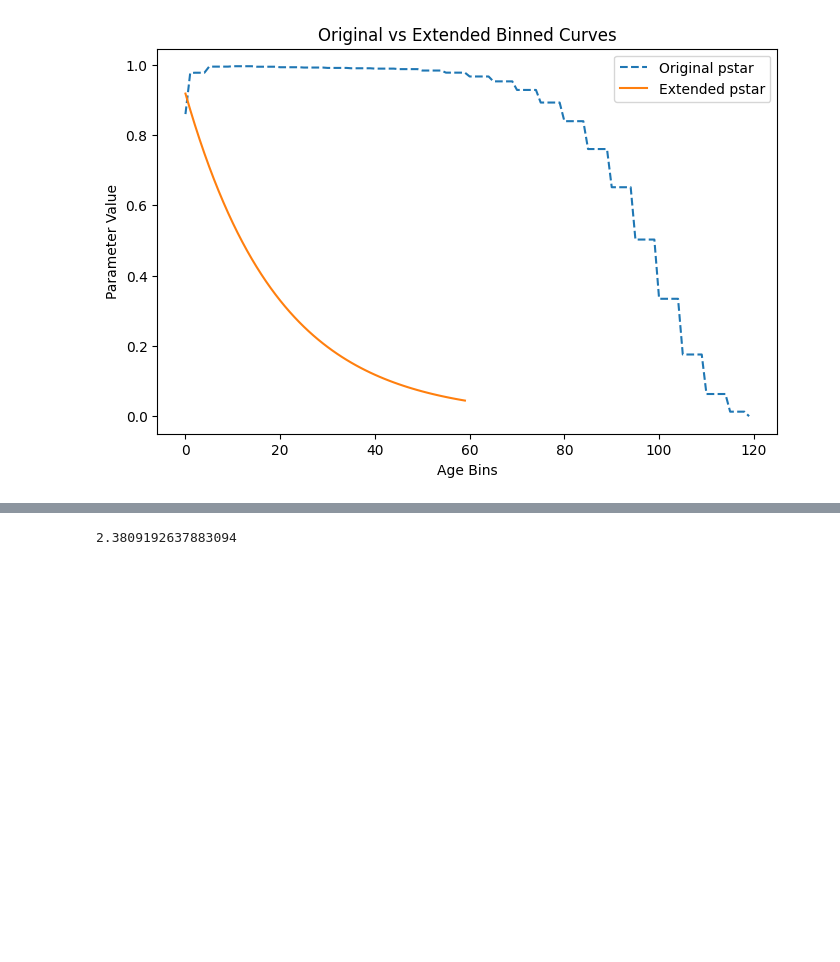
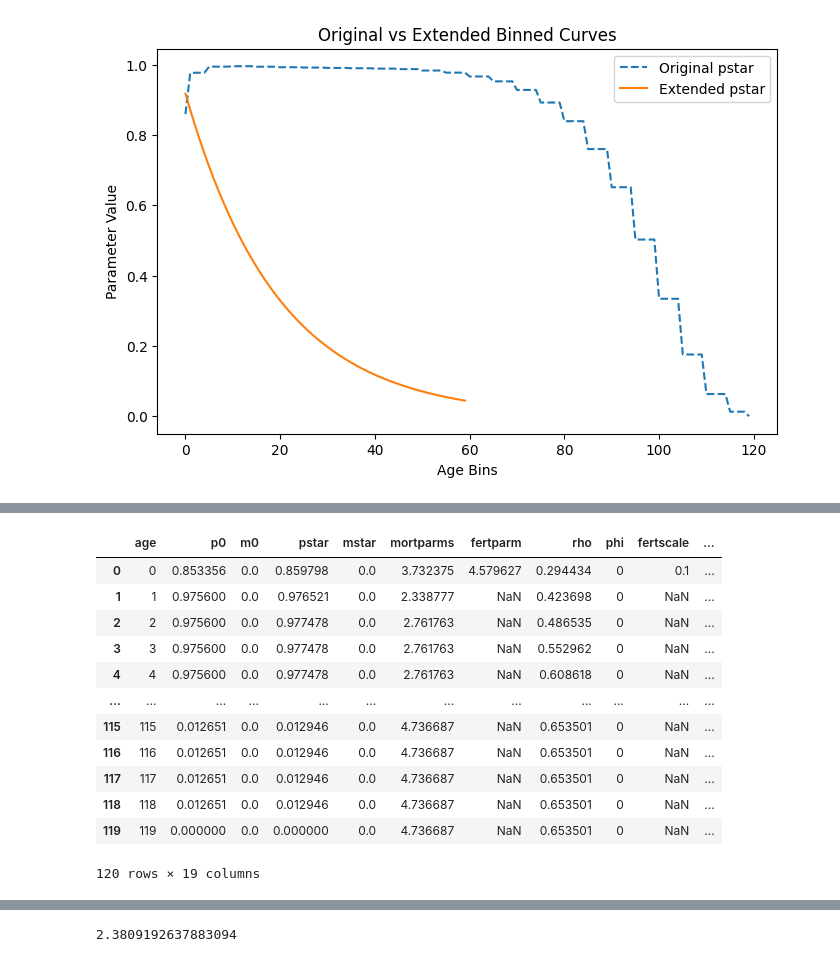
Before and after one commit to yutongliang723/CSH_ABM_2024, a Jupyter notebook: test.ipynb, the cells around one changed output, grey strips where cells are left out. Cells and saved outputs as stored; diff of their text form; code cells hidden in the pictures; blank space fills up the shorter version.

```diff
--- a/test.ipynb
+++ b/test.ipynb
@@ -185,0 +202,16 @@ print(rescaled_df.head())  # Show first few rows
+# %%
+vec1_copy
+# %% [output]
+|  | age | p0 | m0 | pstar | mstar | mortparms | fertparm | rho | phi | fertscale | ... |
+| 0 | 0 | 0.853356 | 0.0 | 0.859798 | 0.0 | 3.732375 | 4.579627 | 0.294434 | 0 | 0.1 | ... |
+| 1 | 1 | 0.975600 | 0.0 | 0.976521 | 0.0 | 2.338777 | NaN | 0.423698 | 0 | NaN | ... |
+| 2 | 2 | 0.975600 | 0.0 | 0.977478 | 0.0 | 2.761763 | NaN | 0.486535 | 0 | NaN | ... |
+| 3 | 3 | 0.975600 | 0.0 | 0.977478 | 0.0 | 2.761763 | NaN | 0.552962 | 0 | NaN | ... |
+| 4 | 4 | 0.975600 | 0.0 | 0.977478 | 0.0 | 2.761763 | NaN | 0.608618 | 0 | NaN | ... |
+| ... | ... | ... | ... | ... | ... | ... | ... | ... | ... | ... | ... |
+| 115 | 115 | 0.012651 | 0.0 | 0.012946 | 0.0 | 4.736687 | NaN | 0.653501 | 0 | NaN | ... |
+| 116 | 116 | 0.012651 | 0.0 | 0.012946 | 0.0 | 4.736687 | NaN | 0.653501 | 0 | NaN | ... |
+| 117 | 117 | 0.012651 | 0.0 | 0.012946 | 0.0 | 4.736687 | NaN | 0.653501 | 0 | NaN | ... |
+| 118 | 118 | 0.012651 | 0.0 | 0.012946 | 0.0 | 4.736687 | NaN | 0.653501 | 0 | NaN | ... |
+| 119 | 119 | 0.000000 | 0.0 | 0.000000 | 0.0 | 4.736687 | NaN | 0.653501 | 0 | NaN | ... |
+120 rows × 19 columns
```
Also changed, not shown: parts of 3 cells of this notebook, 3 other files.
